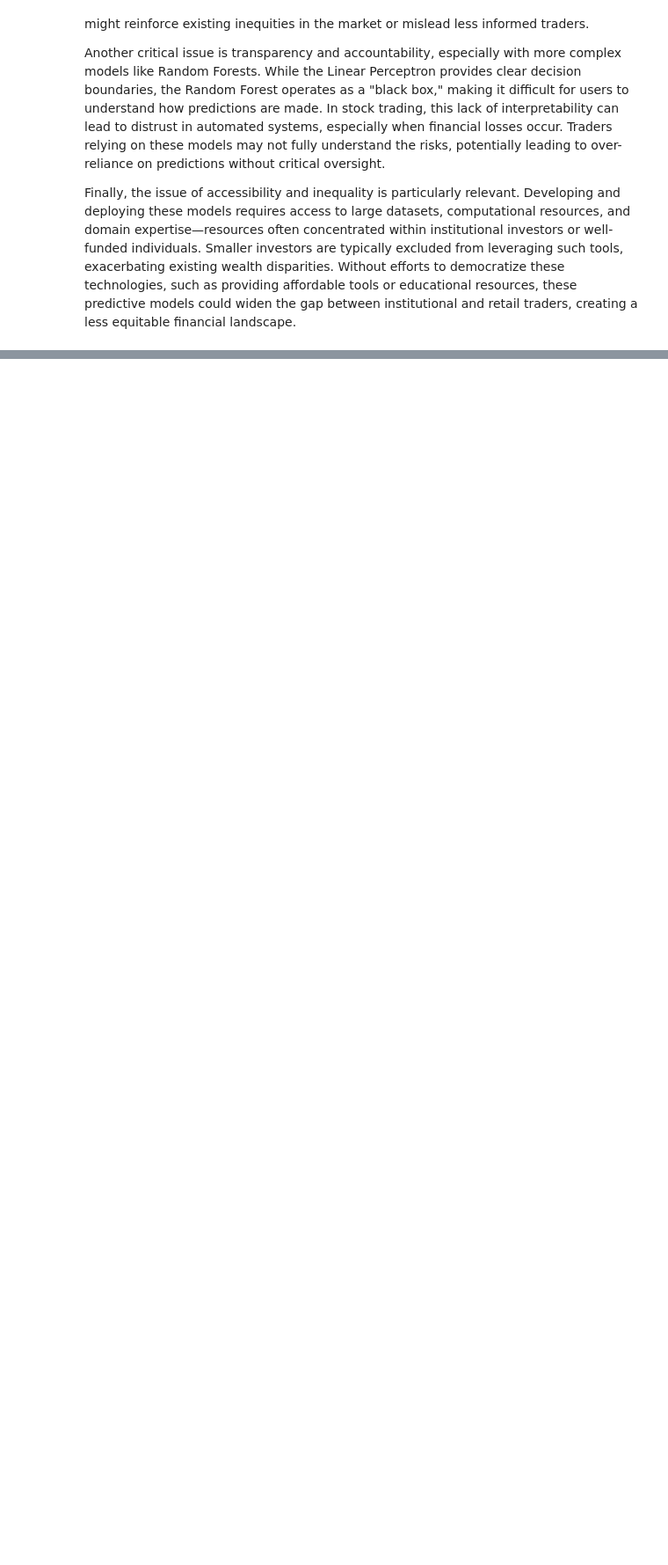
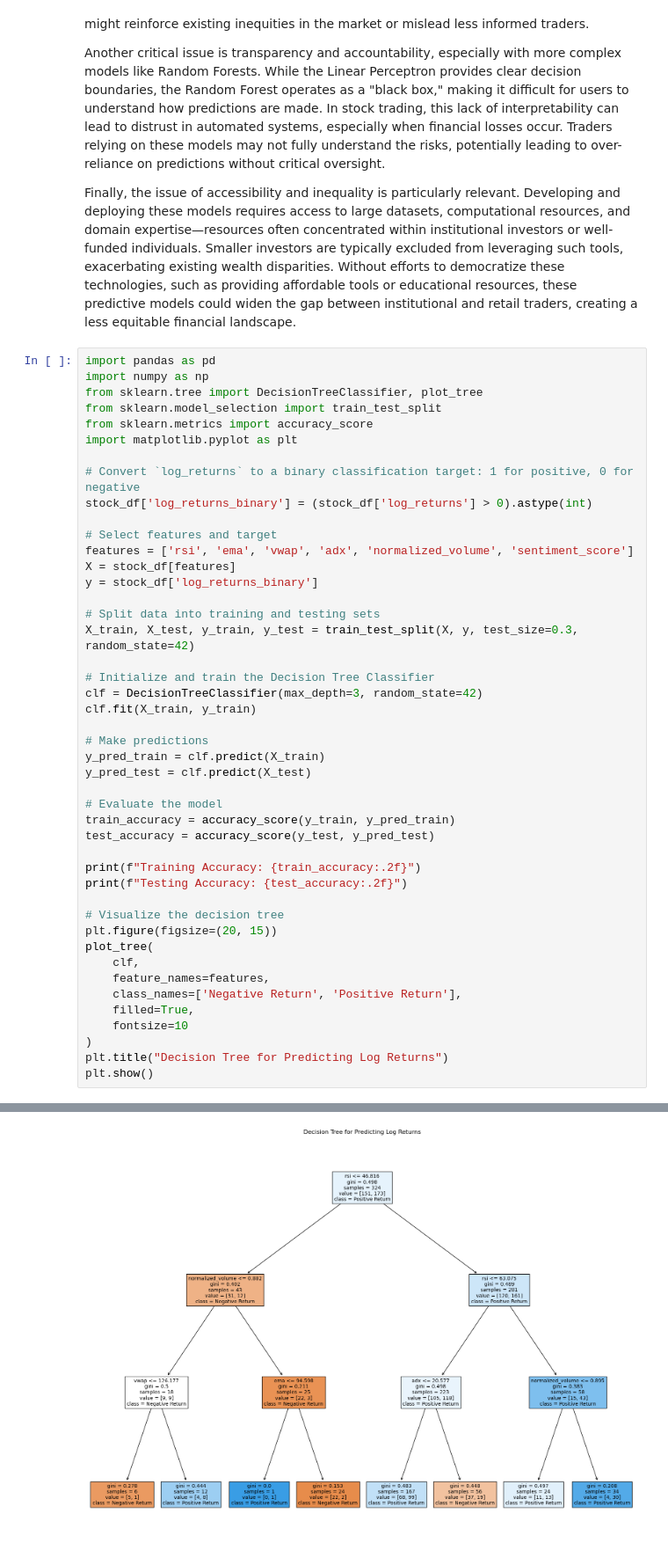
Before and after one commit to DiegoCico/DS3000_FinalProject, a Jupyter notebook: Phase III.ipynb, the cells around one changed output, grey strips where cells are left out. Shown at 88% size. Cells and saved outputs as stored; diff of their text form; blank space fills up the shorter version.

Commit message:
decision tree

```diff
--- a/Phase III.ipynb
+++ b/Phase III.ipynb
@@ -701,3 +701,49 @@ When applying models like the Linear Perceptron or Random Forest to stock market
 Another critical issue is transparency and accountability, especially with more complex models like Random Forests. While the Linear Perceptron provides clear decision boundaries, the Random Forest operates as a "black box," making it difficult for users to understand how predictions are made. In stock trading, this lack of interpretability can lead to distrust in automated systems, especially when financial losses occur. Traders relying on these models may not fully understand the risks, potentially leading to over-reliance on predictions without critical oversight.
 
 Finally, the issue of accessibility and inequality is particularly relevant. Developing and deploying these models requires access to large datasets, computational resources, and domain expertise—resources often concentrated within institutional investors or well-funded individuals. Smaller investors are typically excluded from leveraging such tools, exacerbating existing wealth disparities. Without efforts to democratize these technologies, such as providing affordable tools or educational resources, these predictive models could widen the gap between institutional and retail traders, creating a less equitable financial landscape.
+# %%
+import pandas as pd
+import numpy as np
+from sklearn.tree import DecisionTreeClassifier, plot_tree
+from sklearn.model_selection import train_test_split
+from sklearn.metrics import accuracy_score
+import matplotlib.pyplot as plt
+
+# Convert `log_returns` to a binary classification target: 1 for positive, 0 for negative
+stock_df['log_returns_binary'] = (stock_df['log_returns'] > 0).astype(int)
+
+# Select features and target
+features = ['rsi', 'ema', 'vwap', 'adx', 'normalized_volume', 'sentiment_score']
+X = stock_df[features]
+y = stock_df['log_returns_binary']
+
+# Split data into training and testing sets
+X_train, X_test, y_train, y_test = train_test_split(X, y, test_size=0.3, random_state=42)
+
+# Initialize and train the Decision Tree Classifier
+clf = DecisionTreeClassifier(max_depth=3, random_state=42)
+clf.fit(X_train, y_train)
+
+# Make predictions
+y_pred_train = clf.predict(X_train)
+y_pred_test = clf.predict(X_test)
+
+# Evaluate the model
+train_accuracy = accuracy_score(y_train, y_pred_train)
+test_accuracy = accuracy_score(y_test, y_pred_test)
+
+print(f"Training Accuracy: {train_accuracy:.2f}")
+print(f"Testing Accuracy: {test_accuracy:.2f}")
+
+# Visualize the decision tree
+plt.figure(figsize=(20, 15))
+plot_tree(
+    clf,
+    feature_names=features,
+    class_names=['Negative Return', 'Positive Return'],
+    filled=True,
+    fontsize=10
+)
+plt.title("Decision Tree for Predicting Log Returns")
+plt.show()
+# %% [output]
@@ -703,0 +752 @@ Finally, the issue of accessibility and inequality is particularly relevant. Dev
+[figure, added]
```
Also changed, not shown: parts of 1 cell of this notebook.
